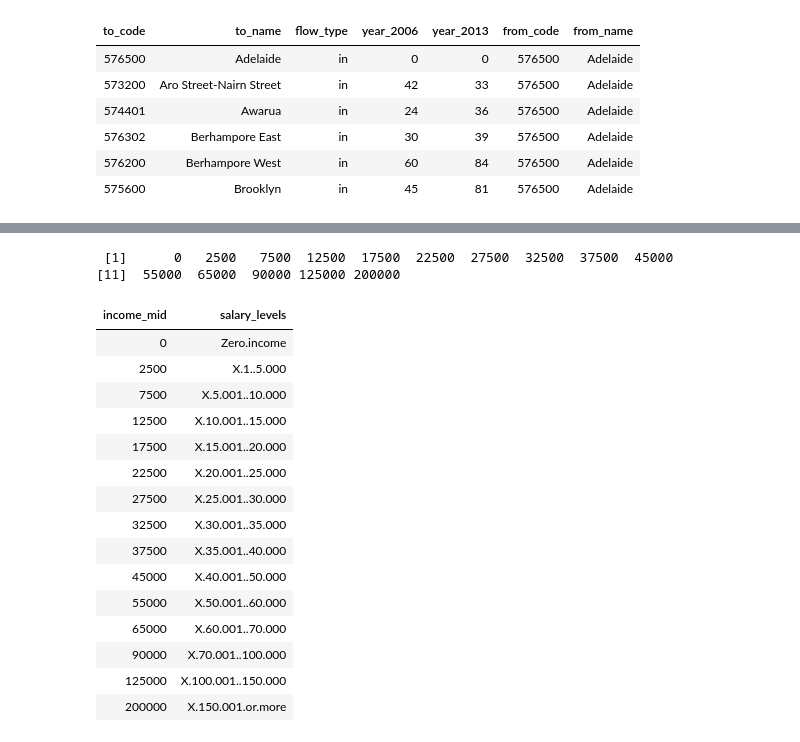
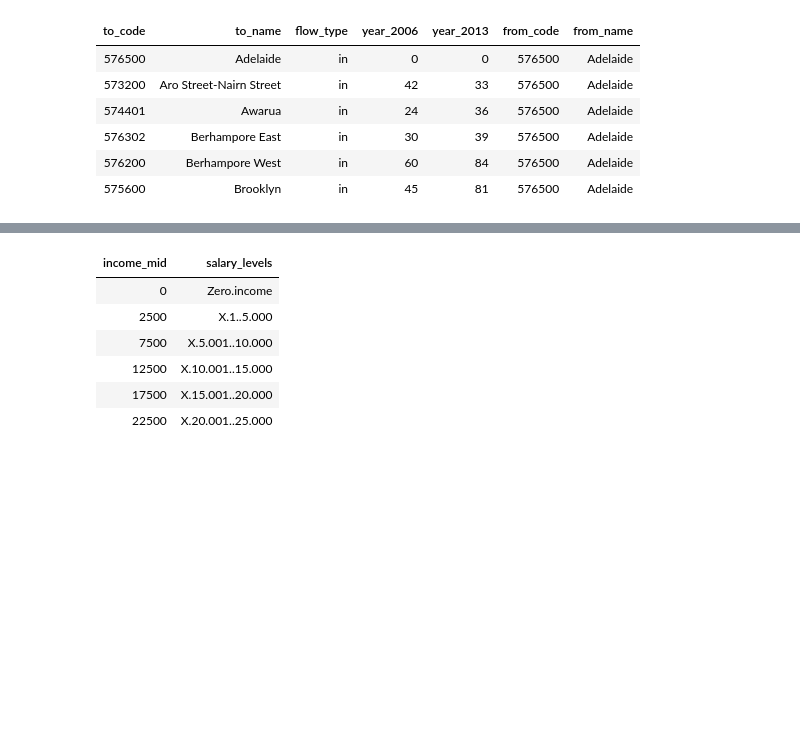
Before and after one commit to shriv/wellington-commutes, a Jupyter notebook: Commuting Flow Analysis.ipynb, the cells around one changed output, grey strips where cells are left out. Drawn from its saved outputs; the diff is of its cells as text; code cells hidden in the pictures; blank space fills up the shorter version.

```diff
--- a/Commuting Flow Analysis.ipynb
+++ b/Commuting Flow Analysis.ipynb
@@ -73,5 +95,5 @@ df_matrix %>% head()
 # %%
-income_df <- read.csv("data//wellington-city-ta-personal-income-bracket.csv", sep=';')
+income_df <- read.csv("data//wellington-city-ta-personal-income-bracket.csv", sep=';', strip.white=T)
 income_df <- tibble::rownames_to_column(income_df)
 # %%
 income_df %>% head()
@@ -119,26 +125,13 @@ Warning message in FUN(X[[i]], ...):
 # %%
-income_mid <- c(0, seq(2500, 40000, 5000), seq(45000, 70000, 10000), 90000, 125000, 200000)
-income_mid
-income_numeric <- as.data.frame(income_mid)
+income_numeric <- data.frame(income_mid = c(0, seq(2500, 40000, 5000), seq(45000, 70000, 10000), 90000, 125000, 200000))
 income_numeric$salary_levels <- salary_levels
-income_numeric
+income_numeric %>% head()
 # %% [output]
- [1]      0   2500   7500  12500  17500  22500  27500  32500  37500  45000
-[11]  55000  65000  90000 125000 200000
 | income_mid | salary_levels |
 | 0 | Zero.income |
 | 2500 | X.1..5.000 |
 | 7500 | X.5.001..10.000 |
 | 12500 | X.10.001..15.000 |
 | 17500 | X.15.001..20.000 |
 | 22500 | X.20.001..25.000 |
-| 27500 | X.25.001..30.000 |
-| 32500 | X.30.001..35.000 |
-| 37500 | X.35.001..40.000 |
-| 45000 | X.40.001..50.000 |
-| 55000 | X.50.001..60.000 |
-| 65000 | X.60.001..70.000 |
-| 90000 | X.70.001..100.000 |
-| 125000 | X.100.001..150.000 |
-| 200000 | X.150.001.or.more |
 # %%
```
Also changed, not shown: parts of 32 cells of this notebook.
